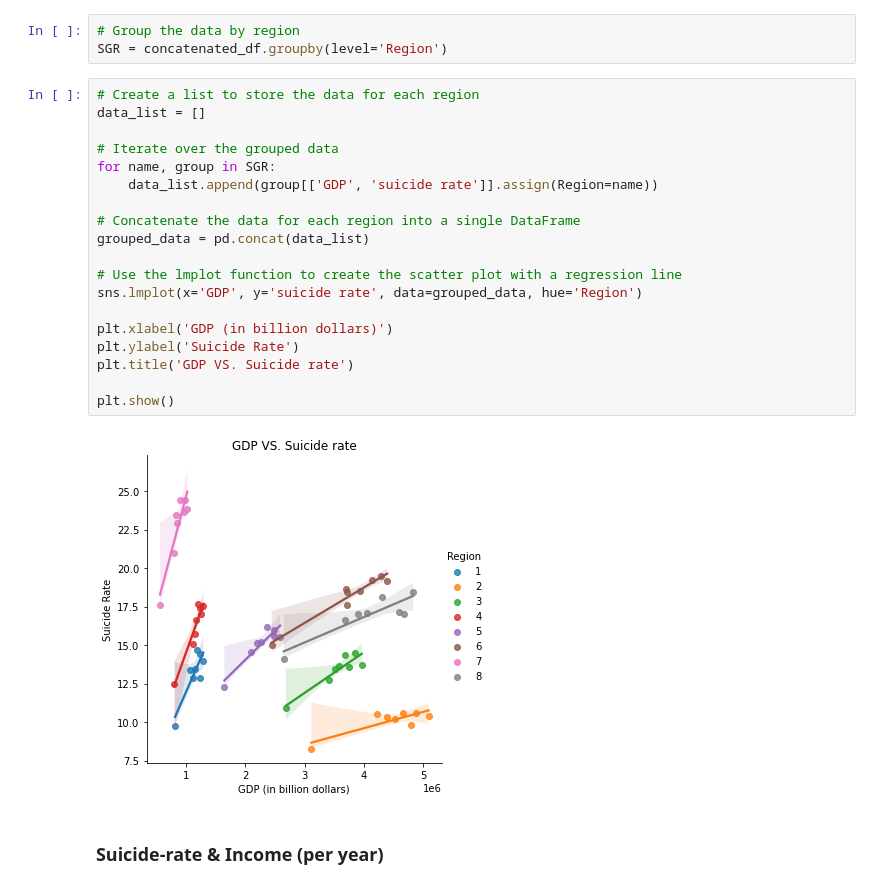
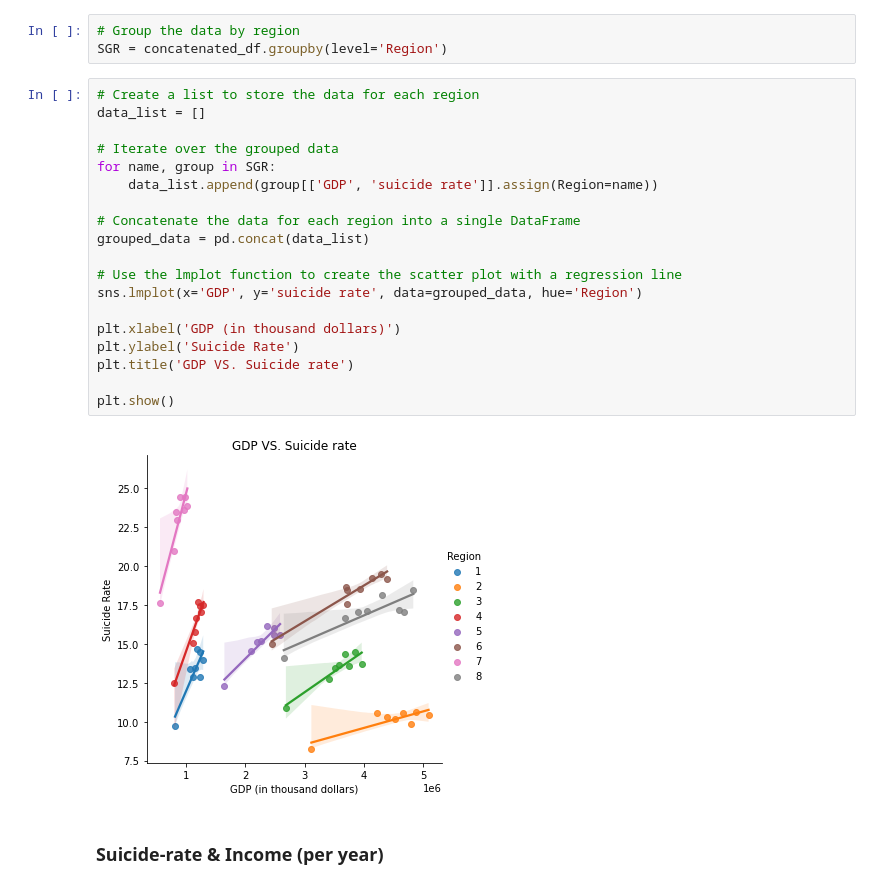
Before and after one commit to MajdAlali99/Data-Wrangling-Project, a Jupyter notebook: Gilbert/EconomicalFactors-SuicideRate-Analysis.ipynb, the cells around one changed output. Cells and saved outputs as stored; diff of their text form.

```diff
--- a/Gilbert/EconomicalFactors-SuicideRate-Analysis.ipynb
+++ b/Gilbert/EconomicalFactors-SuicideRate-Analysis.ipynb
@@ -416,24 +416,24 @@ SGR = concatenated_df.groupby(level='Region')
 # %%
 # Create a list to store the data for each region
 data_list = []
 
 # Iterate over the grouped data
 for name, group in SGR:
     data_list.append(group[['GDP', 'suicide rate']].assign(Region=name))
 
 # Concatenate the data for each region into a single DataFrame
 grouped_data = pd.concat(data_list)
 
 # Use the lmplot function to create the scatter plot with a regression line
 sns.lmplot(x='GDP', y='suicide rate', data=grouped_data, hue='Region')
 
-plt.xlabel('GDP (in billion dollars)')
+plt.xlabel('GDP (in thousand dollars)')
 plt.ylabel('Suicide Rate')
 plt.title('GDP VS. Suicide rate')
 
 plt.show()
 # %% [output]
-[figure, old version]
+[figure, new version]
 # %% [markdown]
 ### Suicide-rate & Income (per year)
 # %%
```
Also changed, not shown: parts of 2 cells of this notebook.
